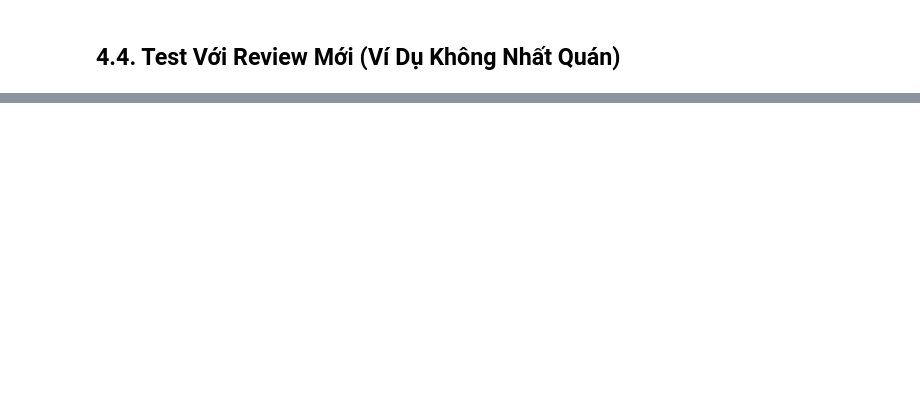
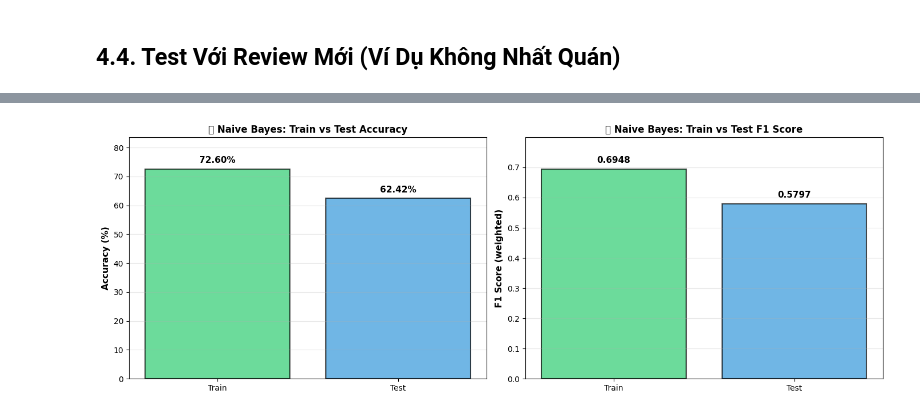
Before and after one commit to akari-zero-1/ML_20251, a Jupyter notebook: train.ipynb, the cells around one changed output, grey strips where cells are left out. Saved outputs shown, nothing was run; the diff lists cells and outputs as text; code cells hidden in the pictures; blank space fills up the shorter version.

```diff
--- a/train.ipynb
+++ b/train.ipynb
@@ -594,0 +696,12 @@ print("   → Review này RẤT NGHI NGỜ - Có khả năng là FAKE!")
+# %%
+print("🎯 Training Naive Bayes (Multinomial)...\n")
+
+# Khởi tạo Naive Bayes
+nb_model = MultinomialNB(
+    alpha=0.5   # smoothing, có thể thử 0.1–1.0
+)
+
+# Train model
+nb_model.fit(X_train, y_train)
+
+print("\n✓ Naive Bayes training completed!")
@@ -594,0 +713,84 @@ print("   → Review này RẤT NGHI NGỜ - Có khả năng là FAKE!")
+# %%
+# ===============================
+# So sánh Train vs Test - Naive Bayes
+# ===============================
+
+print("📊 So Sánh Độ Chính Xác: Train vs Test - Naive Bayes\n" + "="*60)
+
+# Predictions
+y_pred_train_nb = nb_model.predict(X_train)
+y_pred_test_nb  = nb_model.predict(X_test)
+
+# Metrics
+accuracy_train_nb = accuracy_score(y_train, y_pred_train_nb)
+accuracy_test_nb  = accuracy_score(y_test, y_pred_test_nb)
+
+f1_train_nb = f1_score(y_train, y_pred_train_nb, average='weighted')
+f1_test_nb  = f1_score(y_test, y_pred_test_nb, average='weighted')
+
+print(f"\n✓ Train Accuracy: {accuracy_train_nb*100:.2f}%")
+print(f"✓ Test Accuracy:  {accuracy_test_nb*100:.2f}%")
+print(f"\n✓ Train F1 Score: {f1_train_nb:.4f}")
+print(f"✓ Test F1 Score:  {f1_test_nb:.4f}")
+
+# Overfitting gap
+overfitting_gap = accuracy_train_nb - accuracy_test_nb
+print(f"\n📈 Overfitting Gap: {overfitting_gap*100:.2f}%")
+
+if overfitting_gap < 0.05:
+    print("   ✅ Model không bị overfitting nghiêm trọng")
+elif overfitting_gap < 0.15:
+    print("   ⚠️ Model có dấu hiệu overfitting nhẹ")
+else:
+    print("   🚨 Model bị overfitting nghiêm trọng!")
+
+# ===============================
+# Visualization
+# ===============================
+
+fig, axes = plt.subplots(1, 2, figsize=(14, 5))
+
+categories = ['Train', 'Test']
+colors = ['#2ecc71', '#3498db']
+
+# Accuracy bar chart
+accuracies = [accuracy_train_nb*100, accuracy_test_nb*100]
+bars1 = axes[0].bar(categories, accuracies, color=colors, alpha=0.7,
+                    edgecolor='black', linewidth=1.5)
+
+axes[0].set_ylabel('Accuracy (%)', fontsize=11, fontweight='bold')
+axes[0].set_title('📘 Naive Bayes: Train vs Test Accuracy',
+                  fontsize=12, fontweight='bold')
+axes[0].set_ylim([0, max(accuracies) * 1.15])
+axes[0].grid(axis='y', alpha=0.3)
+
+for bar, acc in zip(bars1, accuracies):
+    axes[0].text(bar.get_x() + bar.get_width()/2,
+                 bar.get_height() + max(accuracies)*0.02,
+                 f'{acc:.2f}%',
+                 ha='center', va='bottom',
+                 fontsize=11, fontweight='bold')
+
+# F1 bar chart
+f1_scores = [f1_train_nb, f1_test_nb]
+bars2 = axes[1].bar(categories, f1_scores, color=colors, alpha=0.7,
+                    edgecolor='black', linewidth=1.5)
+
+axes[1].set_ylabel('F1 Score (weighted)', fontsize=11, fontweight='bold')
+axes[1].set_title('📘 Naive Bayes: Train vs Test F1 Score',
+                  fontsize=12, fontweight='bold')
+axes[1].set_ylim([0, max(f1_scores) * 1.15])
+axes[1].grid(axis='y', alpha=0.3)
+
+for bar, f1 in zip(bars2, f1_scores):
+    axes[1].text(bar.get_x() + bar.get_width()/2,
+                 bar.get_height() + max(f1_scores)*0.02,
+                 f'{f1:.4f}',
+                 ha='center', va='bottom',
+                 fontsize=11, fontweight='bold')
+
+plt.tight_layout()
+plt.show()
+
+print("\n" + "="*60)
+# %% [output]
@@ -594,0 +808 @@ print("   → Review này RẤT NGHI NGỜ - Có khả năng là FAKE!")
+[figure, added]
```
Also changed, not shown: parts of 23 cells of this notebook, 2 other files.
